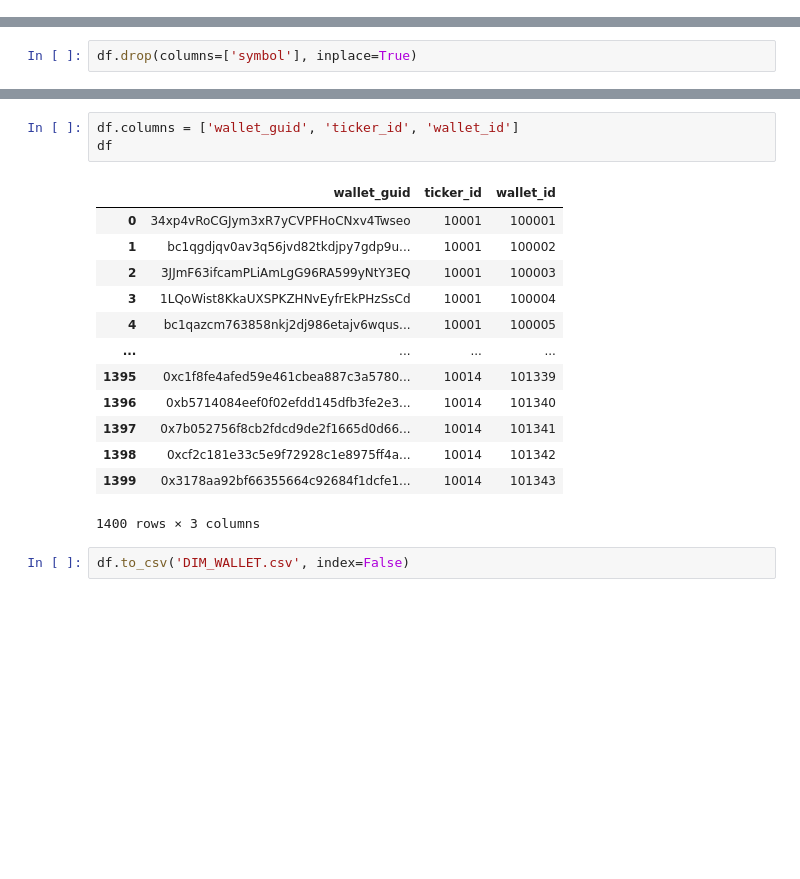
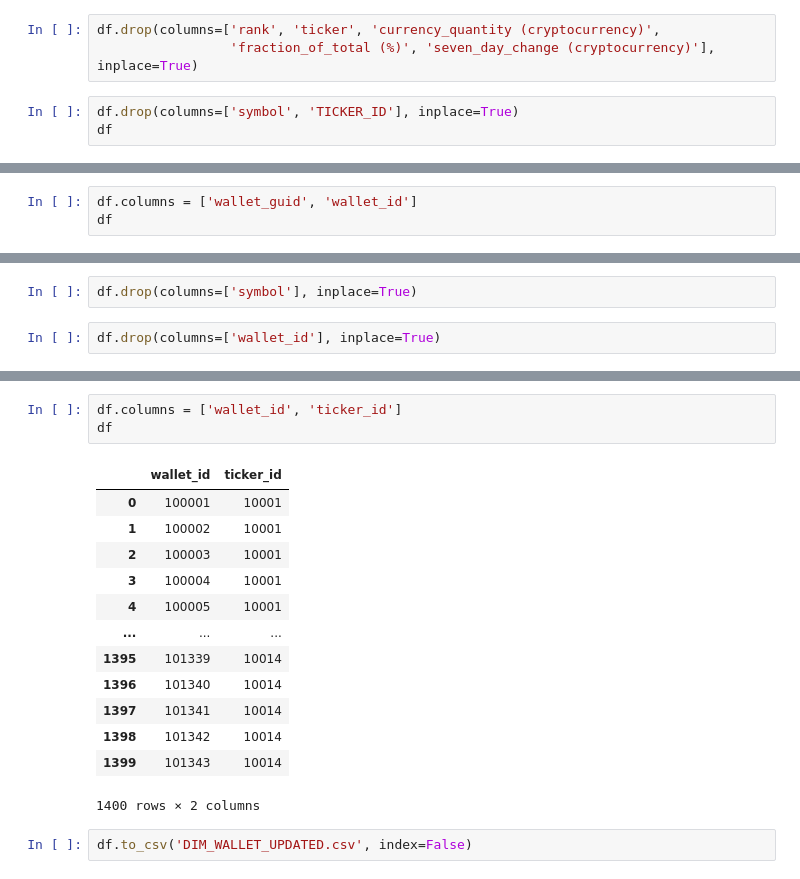
Before and after one commit to alisdghnia/adbm-crypto-database-project, a Jupyter notebook: DIM_WALLET.ipynb, the cells around one changed output, grey strips where cells are left out. Drawn from its saved outputs; the diff is of its cells as text; blank space fills up the shorter version.

```diff
--- a/DIM_WALLET.ipynb
+++ b/DIM_WALLET.ipynb
@@ -65,0 +84,6 @@ See the caveats in the documentation: https://pandas.pydata.org/pandas-docs/stab
+# %%
+df.drop(columns=['rank', 'ticker', 'currency_quantity (cryptocurrency)',
+                 'fraction_of_total (%)', 'seven_day_change (cryptocurrency)'], inplace=True)
+# %%
+df.drop(columns=['symbol', 'TICKER_ID'], inplace=True)
+df
@@ -65,0 +104,3 @@ See the caveats in the documentation: https://pandas.pydata.org/pandas-docs/stab
+# %%
+df.columns = ['wallet_guid', 'wallet_id']
+df
@@ -158,2 +201,4 @@ df.drop(columns=['rank', 'ticker', 'currency_quantity (cryptocurrency)',
 # %%
 df.drop(columns=['symbol'], inplace=True)
+# %%
+df.drop(columns=['wallet_id'], inplace=True)
@@ -160,19 +221,19 @@ df.drop(columns=['symbol'], inplace=True)
 # %%
-df.columns = ['wallet_guid', 'ticker_id', 'wallet_id']
+df.columns = ['wallet_id', 'ticker_id']
 df
 # %% [output]
-|  | wallet_guid | ticker_id | wallet_id |
-| 0 | 34xp4vRoCGJym3xR7yCVPFHoCNxv4Twseo | 10001 | 100001 |
-| 1 | bc1qgdjqv0av3q56jvd82tkdjpy7gdp9u... | 10001 | 100002 |
-| 2 | 3JJmF63ifcamPLiAmLgG96RA599yNtY3EQ | 10001 | 100003 |
-| 3 | 1LQoWist8KkaUXSPKZHNvEyfrEkPHzSsCd | 10001 | 100004 |
-| 4 | bc1qazcm763858nkj2dj986etajv6wqus... | 10001 | 100005 |
-| ... | ... | ... | ... |
-| 1395 | 0xc1f8fe4afed59e461cbea887c3a5780... | 10014 | 101339 |
-| 1396 | 0xb5714084eef0f02efdd145dfb3fe2e3... | 10014 | 101340 |
-| 1397 | 0x7b052756f8cb2fdcd9de2f1665d0d66... | 10014 | 101341 |
-| 1398 | 0xcf2c181e33c5e9f72928c1e8975ff4a... | 10014 | 101342 |
-| 1399 | 0x3178aa92bf66355664c92684f1dcfe1... | 10014 | 101343 |
+|  | wallet_id | ticker_id |
+| 0 | 100001 | 10001 |
+| 1 | 100002 | 10001 |
+| 2 | 100003 | 10001 |
+| 3 | 100004 | 10001 |
+| 4 | 100005 | 10001 |
+| ... | ... | ... |
+| 1395 | 101339 | 10014 |
+| 1396 | 101340 | 10014 |
+| 1397 | 101341 | 10014 |
+| 1398 | 101342 | 10014 |
+| 1399 | 101343 | 10014 |
-1400 rows × 3 columns
+1400 rows × 2 columns
 # %%
-df.to_csv('DIM_WALLET.csv', index=False)
+df.to_csv('DIM_WALLET_UPDATED.csv', index=False)
```
Also changed, not shown: parts of 9 cells of this notebook.
